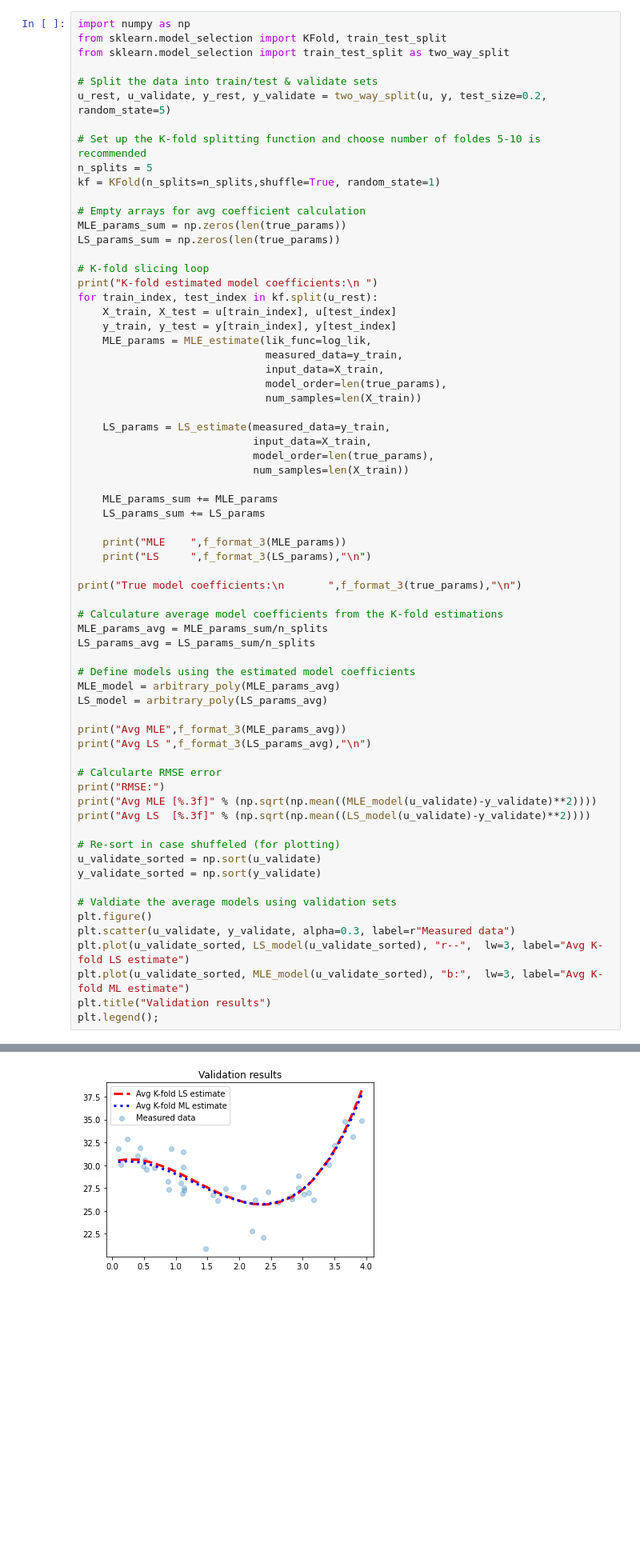
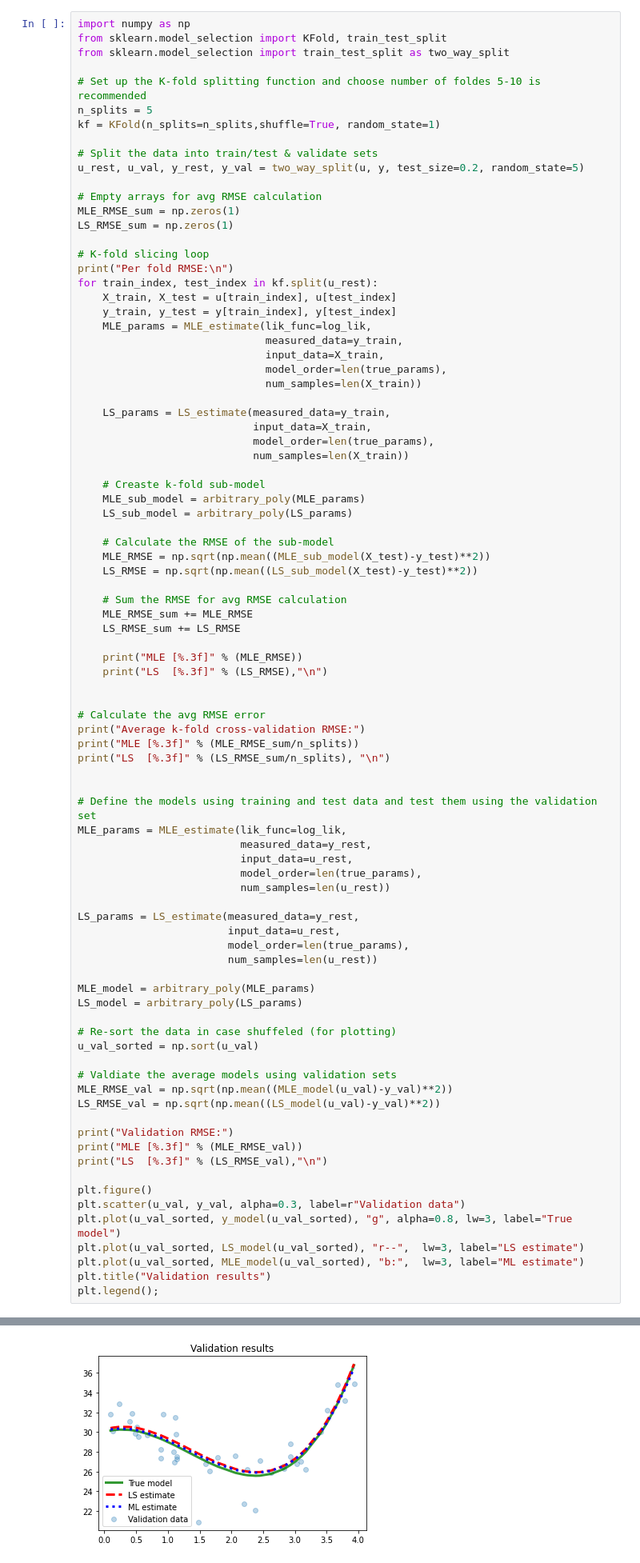
Before and after one commit to fredralm/TTK4260, a Jupyter notebook: 2021/L1/LS_vs_MLE_w_K-fold_cross_validation.ipynb, the cells around one changed output, grey strips where cells are left out. Shown: that part at 80% size. Cells and saved outputs as stored; diff of their text form; blank space fills up the shorter version.

Commit message:
corrected mistake in CV RMSE calc

```diff
--- a/2021/L1/LS_vs_MLE_w_K-fold_cross_validation.ipynb
+++ b/2021/L1/LS_vs_MLE_w_K-fold_cross_validation.ipynb
@@ -189,19 +189,19 @@ import numpy as np
 from sklearn.model_selection import KFold, train_test_split
 from sklearn.model_selection import train_test_split as two_way_split
 
-# Split the data into train/test & validate sets
-u_rest, u_validate, y_rest, y_validate = two_way_split(u, y, test_size=0.2, random_state=5)
-
 # Set up the K-fold splitting function and choose number of foldes 5-10 is recommended
 n_splits = 5
 kf = KFold(n_splits=n_splits,shuffle=True, random_state=1)
 
-# Empty arrays for avg coefficient calculation
-MLE_params_sum = np.zeros(len(true_params))
-LS_params_sum = np.zeros(len(true_params))
+# Split the data into train/test & validate sets
+u_rest, u_val, y_rest, y_val = two_way_split(u, y, test_size=0.2, random_state=5)
+
+# Empty arrays for avg RMSE calculation
+MLE_RMSE_sum = np.zeros(1)
+LS_RMSE_sum = np.zeros(1)
 
 # K-fold slicing loop
-print("K-fold estimated model coefficients:\n ")
+print("Per fold RMSE:\n")
 for train_index, test_index in kf.split(u_rest):
     X_train, X_test = u[train_index], u[test_index]
     y_train, y_test = y[train_index], y[test_index]
@@ -216,39 +216,59 @@ for train_index, test_index in kf.split(u_rest):
                             model_order=len(true_params),
                             num_samples=len(X_train))
 
-    MLE_params_sum += MLE_params
-    LS_params_sum += LS_params
+    # Creaste k-fold sub-model
+    MLE_sub_model = arbitrary_poly(MLE_params)
+    LS_sub_model = arbitrary_poly(LS_params)
 
-    print("MLE    ",f_format_3(MLE_params))
-    print("LS     ",f_format_3(LS_params),"\n")
+    # Calculate the RMSE of the sub-model
+    MLE_RMSE = np.sqrt(np.mean((MLE_sub_model(X_test)-y_test)**2))
+    LS_RMSE = np.sqrt(np.mean((LS_sub_model(X_test)-y_test)**2))
 
-print("True model coefficients:\n       ",f_format_3(true_params),"\n")
+    # Sum the RMSE for avg RMSE calculation
+    MLE_RMSE_sum += MLE_RMSE
+    LS_RMSE_sum += LS_RMSE
 
-# Calculature average model coefficients from the K-fold estimations
-MLE_params_avg = MLE_params_sum/n_splits
-LS_params_avg = LS_params_sum/n_splits
+    print("MLE [%.3f]" % (MLE_RMSE))
+    print("LS  [%.3f]" % (LS_RMSE),"\n")
 
-# Define models using the estimated model coefficients
-MLE_model = arbitrary_poly(MLE_params_avg)
-LS_model = arbitrary_poly(LS_params_avg)
 
-print("Avg MLE",f_format_3(MLE_params_avg))
-print("Avg LS ",f_format_3(LS_params_avg),"\n")
+# Calculate the avg RMSE error
+print("Average k-fold cross-validation RMSE:")
+print("MLE [%.3f]" % (MLE_RMSE_sum/n_splits))
+print("LS  [%.3f]" % (LS_RMSE_sum/n_splits), "\n")
 
-# Calcularte RMSE error
-print("RMSE:")
-print("Avg MLE [%.3f]" % (np.sqrt(np.mean((MLE_model(u_validate)-y_validate)**2))))
-print("Avg LS  [%.3f]" % (np.sqrt(np.mean((LS_model(u_validate)-y_validate)**2))))
 
-# Re-sort in case shuffeled (for plotting)
-u_validate_sorted = np.sort(u_validate)
-y_validate_sorted = np.sort(y_validate)
+# Define the models using training and test data and test them using the validation set
+MLE_params = MLE_estimate(lik_func=log_lik,
+                          measured_data=y_rest,
+                          input_data=u_rest,
+                          model_order=len(true_params),
+                          num_samples=len(u_rest))
+
+LS_params = LS_estimate(measured_data=y_rest,
+                        input_data=u_rest,
+                        model_order=len(true_params),
+                        num_samples=len(u_rest))
+
+MLE_model = arbitrary_poly(MLE_params)
+LS_model = arbitrary_poly(LS_params)
+
+# Re-sort the data in case shuffeled (for plotting)
+u_val_sorted = np.sort(u_val)
 
 # Valdiate the average models using validation sets
+MLE_RMSE_val = np.sqrt(np.mean((MLE_model(u_val)-y_val)**2))
+LS_RMSE_val = np.sqrt(np.mean((LS_model(u_val)-y_val)**2))
+
+print("Validation RMSE:")
+print("MLE [%.3f]" % (MLE_RMSE_val))
+print("LS  [%.3f]" % (LS_RMSE_val),"\n")
+
 plt.figure()
-plt.scatter(u_validate, y_validate, alpha=0.3, label=r"Measured data")
-plt.plot(u_validate_sorted, LS_model(u_validate_sorted), "r--",  lw=3, label="Avg K-fold LS estimate")
-plt.plot(u_validate_sorted, MLE_model(u_validate_sorted), "b:",  lw=3, label="Avg K-fold ML estimate")
+plt.scatter(u_val, y_val, alpha=0.3, label=r"Validation data")
+plt.plot(u_val_sorted, y_model(u_val_sorted), "g", alpha=0.8, lw=3, label="True model")
+plt.plot(u_val_sorted, LS_model(u_val_sorted), "r--",  lw=3, label="LS estimate")
+plt.plot(u_val_sorted, MLE_model(u_val_sorted), "b:",  lw=3, label="ML estimate")
 plt.title("Validation results")
 plt.legend();
 # %% [output]
@@ -272 +292 @@ Avg LS  [1.890]
-[figure, old version]
+[figure, new version]
```
Also changed, not shown: parts of 1 cell of this notebook.
